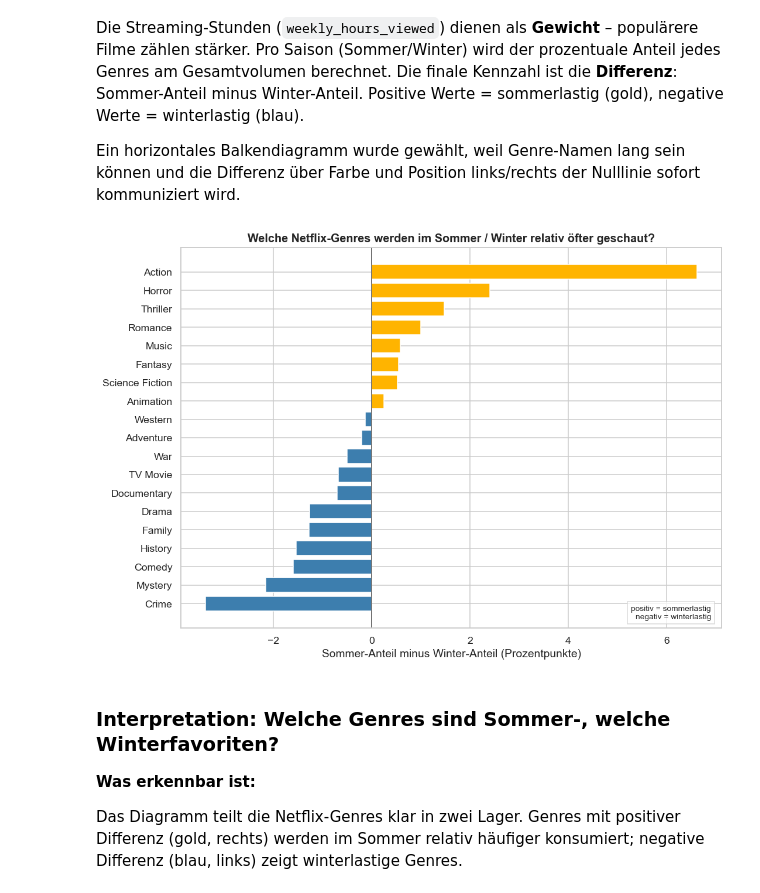
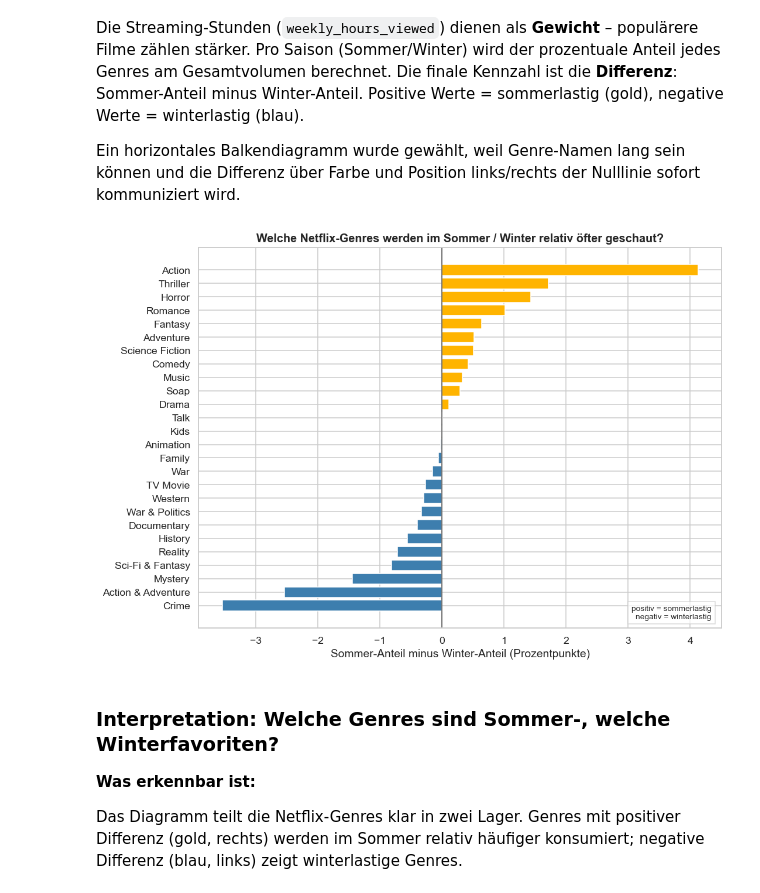
Before and after one commit to Jonas47833/Data-Visualisation, a Jupyter notebook: Notebook/Streamingverhalten_Mood_Notebook.ipynb, the cells around one changed output. Cells and saved outputs as stored; diff of their text form; code cells hidden in the pictures.

Commit message:
Netflix Dtata Fix

```diff
--- a/Notebook/Streamingverhalten_Mood_Notebook.ipynb
+++ b/Notebook/Streamingverhalten_Mood_Notebook.ipynb
@@ -131,9 +131,12 @@ Zeitraum: 2017-01-01 bis 2023-05-29
 ### Netflix Daten Laden:
 Da hier die Dateien nicht so groß sind, können wir auf die Dateien selbst drauf zugreifen.
 # %%
+import io as _io
+
 # === Netflix-Daten laden ===
-PFAD_NETFLIX_TOP   = '../Datensätze/all-weeks-global.xlsx'
-PFAD_NETFLIX_FILME = '../Datensätze/netflix_movies_detailed_up_to_2025.xlsx'
+PFAD_NETFLIX_TOP    = '../Datensätze/all-weeks-global.xlsx'
+PFAD_NETFLIX_FILME  = '../Datensätze/netflix_movies_detailed_up_to_2025.xlsx'
+PFAD_NETFLIX_SERIEN = '../Datensätze/netflix_tv_shows_detailed_up_to_2025.xlsx'
 
 netflix_top = pd.read_excel(PFAD_NETFLIX_TOP)
 netflix_top['week'] = pd.to_datetime(netflix_top['week'])
@@ -142,9 +145,19 @@ netflix_top['saison'] = netflix_top['month'].apply(klassifiziere_saison)
 
 netflix_filme = pd.read_excel(PFAD_NETFLIX_FILME)
 
+# TV-Serien-Katalog: Datei speichert CSV-Daten in einer einzigen Excel-Spalte
+_tv_raw = pd.read_excel(PFAD_NETFLIX_SERIEN, header=None)
+netflix_serien = pd.read_csv(
+    _io.StringIO('\n'.join(_tv_raw.iloc[:, 0].astype(str))),
+    on_bad_lines='skip'
+)[['title', 'genres']].dropna(subset=['genres'])
+
 print(f'Netflix Top-10 Einträge:    {len(netflix_top):,}'.replace(',', '.'))
+print(f'  davon Filme:              {netflix_top["category"].str.contains("Film").sum():,}'.replace(',', '.'))
+print(f'  davon Serien:             {netflix_top["category"].str.contains("TV").sum():,}'.replace(',', '.'))
 print(f'Zeitraum Netflix Top-10:    {netflix_top["week"].min():%Y-%m-%d} bis {netflix_top["week"].max():%Y-%m-%d}')
-print(f'Netflix-Filme im Katalog:   {len(netflix_filme):,}'.replace(',', '.'))
+print(f'Filme im Katalog:           {len(netflix_filme):,}'.replace(',', '.'))
+print(f'Serien im Katalog:          {len(netflix_serien):,}'.replace(',', '.'))
 netflix_top.head()
 # %% [output]
 Netflix Top-10 Einträge:    10.120
@@ -610,10 +627,10 @@ Die Streaming-Stunden (`weekly_hours_viewed`) dienen als **Gewicht** – populä
 
 Ein horizontales Balkendiagramm wurde gewählt, weil Genre-Namen lang sein können und die Differenz über Farbe und Position links/rechts der Nulllinie sofort kommuniziert wird.
 # %%
-# Genre für jeden Top-10-Film/Show aus dem Katalog ergänzen (Match über Titel)
-nf_lookup = (netflix_filme[['title','genres']]
-             .dropna(subset=['genres'])
-             .drop_duplicates('title'))
+# Genre-Lookup aus Filmen UND Serien zusammenführen
+_lookup_filme  = netflix_filme[['title', 'genres']].dropna(subset=['genres']).drop_duplicates('title')
+_lookup_serien = netflix_serien[['title', 'genres']].dropna(subset=['genres']).drop_duplicates('title')
+nf_lookup = pd.concat([_lookup_filme, _lookup_serien]).drop_duplicates('title')
 nf_lookup['title_norm'] = nf_lookup['title'].str.lower().str.strip()
 
 nf = netflix_top.copy()
@@ -623,34 +640,34 @@ nf = nf.merge(nf_lookup[['title_norm','genres']], on='title_norm', how='left')
 # Jede Zeile in Einzel-Genres aufsplitten
 nf_genres = nf.dropna(subset=['genres']).copy()
 nf_genres['genres_list'] = nf_genres['genres'].str.split(', ')
 nf_long = nf_genres.explode('genres_list')
 
 # Gewichten mit den weekly_hours_viewed, damit populärere Titel mehr zählen
 nf_long['gewicht'] = nf_long['weekly_hours_viewed'].fillna(1)
 saison_pivot = (nf_long[nf_long['saison'] != 'Übergang']
                 .groupby(['saison','genres_list'])['gewicht'].sum()
                 .unstack('saison').fillna(0))
 
 # Anteile pro Saison berechnen (in Prozent)
 saison_anteil = saison_pivot.div(saison_pivot.sum(axis=0), axis=1) * 100
 
 # Differenz Sommer minus Winter – was wird im Sommer relativ öfter konsumiert?
 saison_anteil['diff'] = saison_anteil['Sommer'] - saison_anteil['Winter']
 saison_anteil = saison_anteil.sort_values('diff')
 
 fig, ax = plt.subplots(figsize=(10, 7))
 farben = ['#3D7EAE' if d < 0 else '#FFB400' for d in saison_anteil['diff']]
 ax.barh(saison_anteil.index, saison_anteil['diff'], color=farben, edgecolor='white')
 ax.axvline(0, color='#555', lw=1)
 ax.set_xlabel('Sommer-Anteil minus Winter-Anteil (Prozentpunkte)')
 ax.set_title('Welche Netflix-Genres werden im Sommer / Winter relativ öfter geschaut?')
 ax.text(0.98, 0.02, 'positiv = sommerlastig\nnegativ = winterlastig',
         transform=ax.transAxes, ha='right', va='bottom', fontsize=9,
         bbox=dict(facecolor='white', alpha=0.7, edgecolor='#ccc'))
 plt.tight_layout()
 plt.show()
 # %% [output]
-[figure, old version]
+[figure, new version]
 # %% [markdown]
 ### Interpretation: Welche Genres sind Sommer-, welche Winterfavoriten?
 
```
Also changed, not shown: parts of 3 cells of this notebook.
